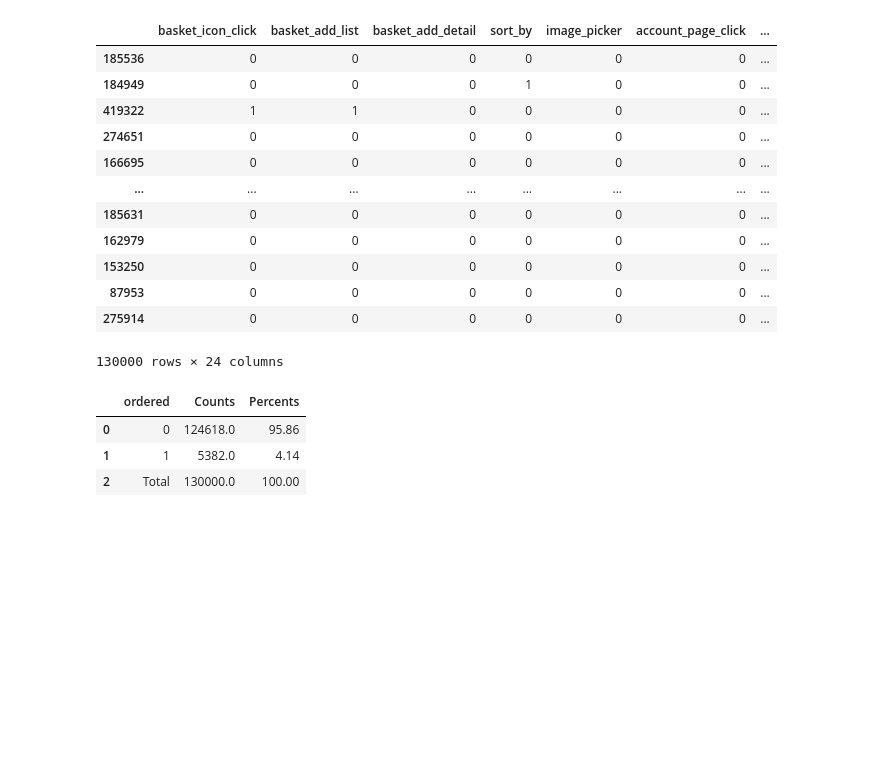
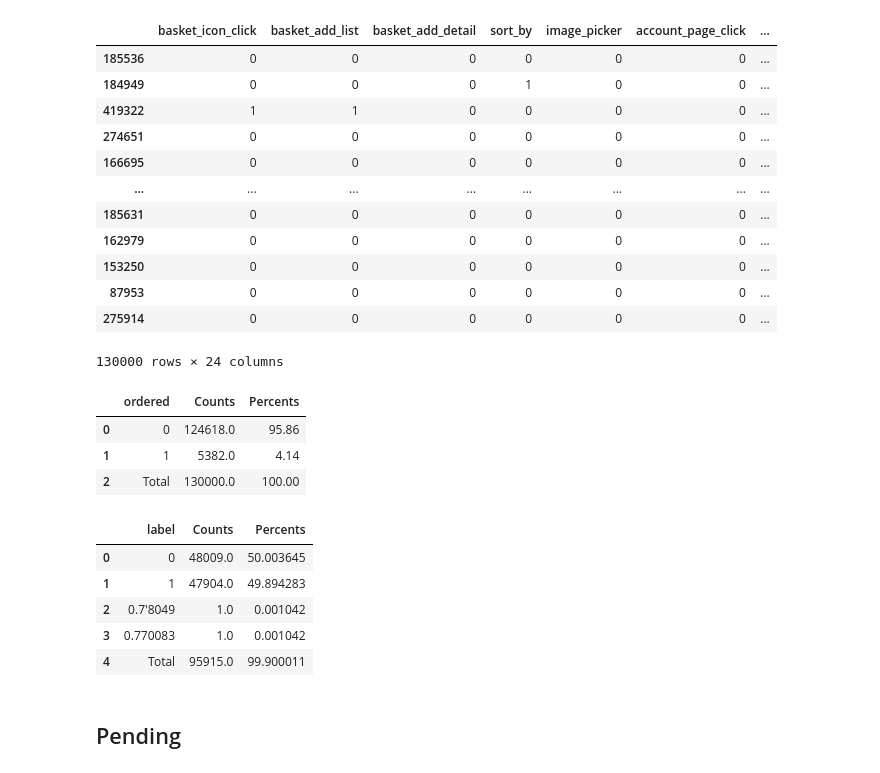
Before and after one commit to ShamilShukurov/ADA_GWU_Master_Thesis, a Jupyter notebook: Code/Data_Collection.ipynb, the cells around one changed output. Cells and saved outputs as stored; diff of their text form; code cells hidden in the pictures; blank space fills up the shorter version.

```diff
--- a/Code/Data_Collection.ipynb
+++ b/Code/Data_Collection.ipynb
@@ -1194,3 +1194,17 @@ get_stats(ptp_prep, "ordered")
 | 0 | 0 | 124618.0 | 95.86 |
 | 1 | 1 | 5382.0 | 4.14 |
 | 2 | Total | 130000.0 | 100.00 |
+# %%
+phishing = pd.read_excel(join(RAW_DATA_PATH,"phishing_data.xlsx"))
+#decided not to add
+# %%
+get_stats(phishing,"label")
+# %% [output]
+|  | label | Counts | Percents |
+| 0 | 0 | 48009.0 | 50.003645 |
+| 1 | 1 | 47904.0 | 49.894283 |
+| 2 | 0.7'8049 | 1.0 | 0.001042 |
+| 3 | 0.770083 | 1.0 | 0.001042 |
+| 4 | Total | 95915.0 | 99.900011 |
+# %% [markdown]
+## Pending
```
Also changed, not shown: parts of 14 cells of this notebook, 7 other files.
